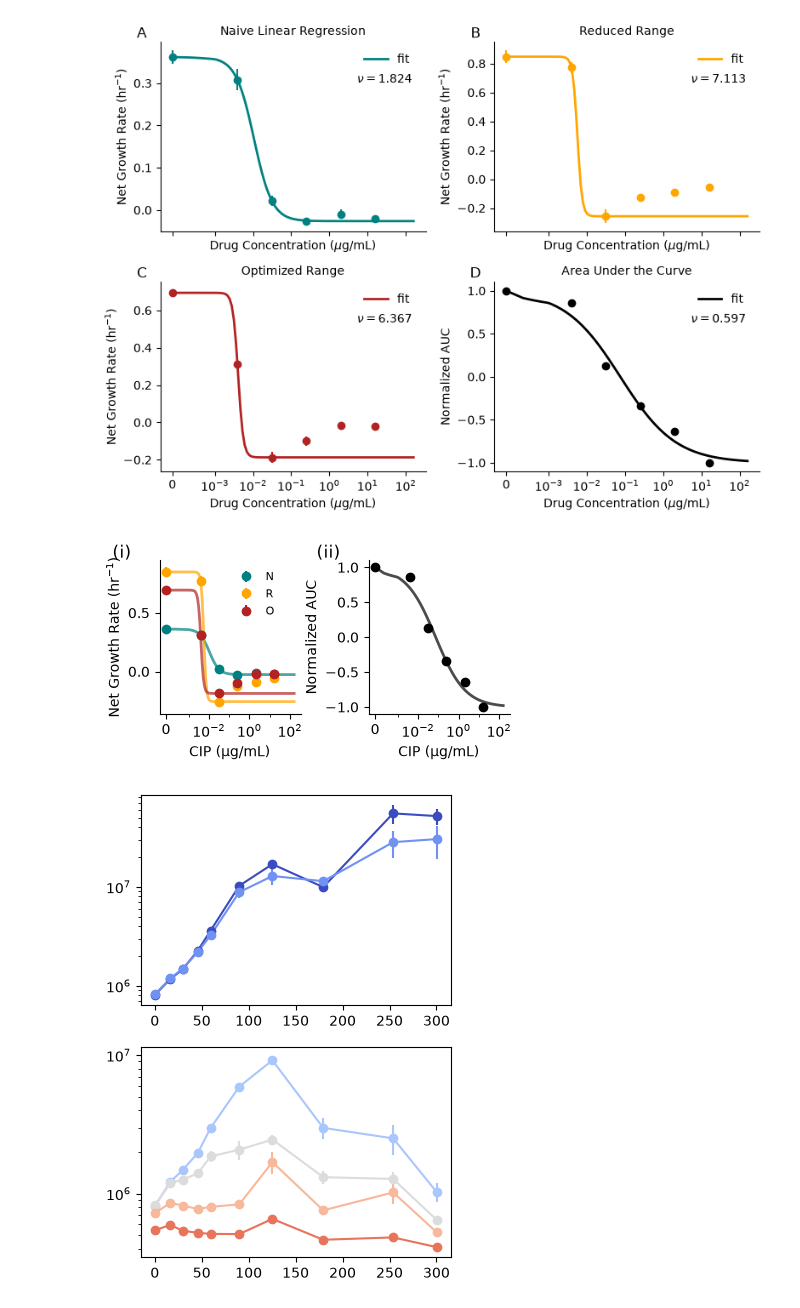
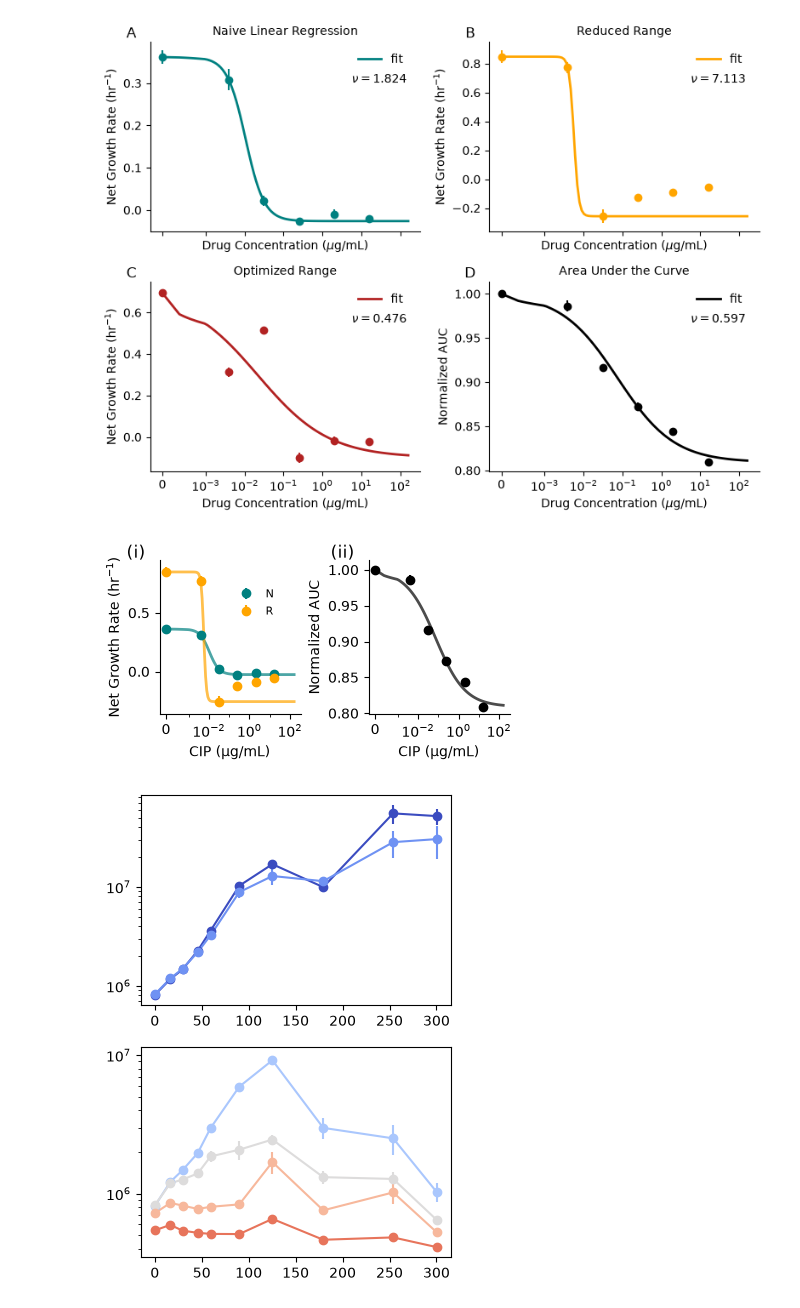
Before and after one commit to eshanking/time-kill-protocol, a Jupyter notebook: data/experiment_code/gr_est_statistical_comparison_Saureus_CIP_07222026.ipynb, the cells around one changed output. Saved outputs shown, nothing was run; the diff lists cells and outputs as text; code cells hidden in the pictures.

```diff
--- a/data/experiment_code/gr_est_statistical_comparison_Saureus_CIP_07222026.ipynb
+++ b/data/experiment_code/gr_est_statistical_comparison_Saureus_CIP_07222026.ipynb
@@ -288,7 +282,7 @@ for key in cell_count_mean.keys():
     #     slope_ub = 0
     #     slope_lb = -np.inf
 
-    if key <= concentrations[1]:
+    if key <= mic:
         slope_ub = np.inf
         slope_lb = 0.01
     else:
@@ -308,7 +302,7 @@ for key in cell_count_mean.keys():
 
         # ax.scatter(X,Y,color='steelblue',alpha=1,s=20)
 
-        ax.axvspan(X[lin_range[0]+exclude],X[lin_range[1]-1+exclude],color='red',alpha=0.3,zorder=-10)
+        # ax.axvspan(X[lin_range[0]+exclude],X[lin_range[1]-1+exclude],color='red',alpha=0.3,zorder=-10)
 
         X_reg = X[lin_range[0]+exclude:lin_range[1]+exclude]
         Y_reg = Y[lin_range[0]+exclude:lin_range[1]+exclude]
@@ -318,7 +312,7 @@ for key in cell_count_mean.keys():
         X_fit = np.linspace(np.min(time),np.max(time),100)
         Y_fit = 10**(res.slope*X_fit + res.intercept)
 
-        ax.plot(X_fit,Y_fit,color='firebrick',alpha=0.9,label='Optimized Range')
+        # ax.plot(X_fit,Y_fit,color='firebrick',alpha=0.9,label='Optimized Range')
 
         # compute standard error
         X_t = X[start_indx:end_indx]
@@ -366,13 +360,14 @@ for ax in ax_list[-1,:]:
     ax.set_xlabel('Time (hr)')
 
 for key,i in enumerate(cell_count_mean.keys()):
-    ax_list[0,key].set_title(str(i) + r' $\mathrm{\mu g/mL}$',fontsize=10)
+    title = str(np.round(i,4)) + r' $\mathrm{\mu g/mL}$'
+    ax_list[0,key].set_title(title,fontsize=10)
 
 
 # get the unique legend elements
 handles, labels = ax_list[0,0].get_legend_handles_labels()
 by_label = dict(zip(labels, handles))
-fig.legend(by_label.values(), by_label.keys(), loc=[0.2,0],ncol=3,frameon=False)
+fig.legend(by_label.values(), by_label.keys(), loc=[0.35,0],ncol=3,frameon=False)
 
 fig.text(0.02, 0.5, 'Replicates', va='center', rotation='vertical',fontsize=12)
 
@@ -446,8 +442,8 @@ for key in cell_count_mean.keys():
 
     auc_est = []
     for i in range(n_replicates):
-        y = np.log10(cell_count_raw[key][i])
-        # y = cell_count_raw[key][i]
+        # y = np.log10(cell_count_raw[key][i])
+        y = cell_count_raw[key][i]
         # y = y/y[0]
         auc_est.append(np.trapezoid(y,time))
 
@@ -459,9 +455,11 @@ for key in cell_count_mean.keys():
 max_auc = max([auc_dict[key]['avg'] for key in auc_dict.keys()])
 min_auc = min([auc_dict[key]['avg'] for key in auc_dict.keys()])
 for key in auc_dict.keys():
-    auc_dict[key]['mean'] = 2*(auc_dict[key]['avg'] - min_auc)/(max_auc - min_auc) - 1
+    # auc_dict[key]['mean'] = 2*(auc_dict[key]['avg'] - min_auc)/(max_auc - min_auc) - 1
+    # auc_dict[key]['err'] = auc_dict[key]['err']/max_auc
+    # print(key,auc_dict[key]['mean'])
+    auc_dict[key]['mean'] = auc_dict[key]['avg']/max_auc
     auc_dict[key]['err'] = auc_dict[key]['err']/max_auc
-    # print(key,auc_dict[key]['mean'])
 # %%
 def pharmacodynamic_curve(c, gmax, gmin, mic, k):
     """pharmacodynamic model adapted from Foerster et al.
@@ -479,11 +477,16 @@ def pharmacodynamic_curve(c, gmax, gmin, mic, k):
         k (float): hill coefficient
     """
     g = []
-    for c_t in c:
-        if c_t == 0:
-            g.append(gmax)
-        else:
-            g.append(gmax - (((gmax-gmin)*(c_t/mic)**k)/((c_t/mic)**k-(gmin/gmax))))
+    if gmin < 0:
+        for c_t in c:
+            if c_t == 0:
+                g.append(gmax)
+            else:
+                g.append(gmax - (((gmax-gmin)*(c_t/mic)**k)/((c_t/mic)**k-(gmin/gmax))))
+
+    else:
+        for c_t in c:
+            g.append(gmax - ((gmax - gmin) * (c_t/mic)**k) / ((c_t/mic)**k + 1))
 
     return g
 
@@ -526,34 +529,34 @@ for i,dict_t in enumerate(pd_est_methods):
 
         gr_fit = np.array(gr_fit)
 
         ax.plot(conc_fit,gr_fit,color=color_list[i],alpha=1,linewidth=2,zorder=-1,label='fit')
 
         ax.set_xscale('symlog',linthresh=0.001)
 
         ax.legend(frameon=False,loc=[0.75,0.85])
         ax.set_xlabel(r'Drug Concentration ($\mu\mathrm{g/mL}$)')
         ax.set_ylabel(ylabels[i])
         ax.set_title(titles[i],fontsize=10)
 
         # get the coordinate of the right corner of the legend
 
         ax.annotate('$\\nu = $' + str(round(popt[1],3)),(0.95,0.8),xycoords='axes fraction',ha='right',va='center')
         # ax.annotate('Mean $RSS$ = ' + mean_rss,(0.95,0.7),xycoords='axes fraction',ha='right',va='center')
 
         ax.spines['right'].set_visible(False)
         ax.spines['top'].set_visible(False)
         # ax.set_ylim(gmin - 0.1, gmax + 0.1)
 
 labels = ['A','B','C','D']
 
 for i,ax in enumerate(ax_list.flatten()):
     ax.text(-0.05, 1.08, labels[i], transform=ax.transAxes,fontsize=12, va='top', ha='right')
 
 fig.tight_layout()
 
 # fig.savefig('../../figures/pharmacodynamic_fit_Saureus_CIP_07152026.pdf',bbox_inches='tight')
 # %% [output]
-[figure, old version]
+[figure, new version]
 # %%
 # fig,ax_list = plt.subplots(ncols=3,figsize=(8,2))
 
@@ -713,7 +716,8 @@ fig.tight_layout()
 # %%
 fig,ax_list = plt.subplots(ncols=2,figsize=(4,2))
 
-pd_est_methods = [naive_reg_dict,naive_range_dict,lin_range_dict]
+# pd_est_methods = [naive_reg_dict,naive_range_dict,lin_range_dict]
+pd_est_methods = [naive_reg_dict,naive_range_dict]
 # titles = ['Naive','Reduced','Opt.','Area Under the Curve']
 titles = ['N', 'R', 'O']
 ylabels = ['Net Growth Rate (hr$^{-1}$)','Net Growth Rate (hr$^{-1}$)','Net Growth Rate (hr$^{-1}$)','Normalized AUC']
@@ -835,14 +839,14 @@ for ax in ax_list:
 
 
 for i,ax in enumerate(ax_list):
-    ax.text(-0.2, 1.1, labels[i], transform=ax.transAxes,fontsize=12, va='top', ha='right')
+    ax.text(-0.1, 1.1, labels[i], transform=ax.transAxes,fontsize=12, va='top', ha='right')
 
 # plt.tight_layout()
 
 fig.savefig('../../figures/pharmacodynamic_fit_small_Saureus_CIP_07152026.tiff',
             bbox_inches='tight',dpi=300)
 # %% [output]
-[figure, old version]
+[figure, new version]
 # %%
 fig,ax_list = plt.subplots(nrows=2,figsize=(4,6))
 
```
Also changed, not shown: parts of 3 cells of this notebook, 6 other files.
